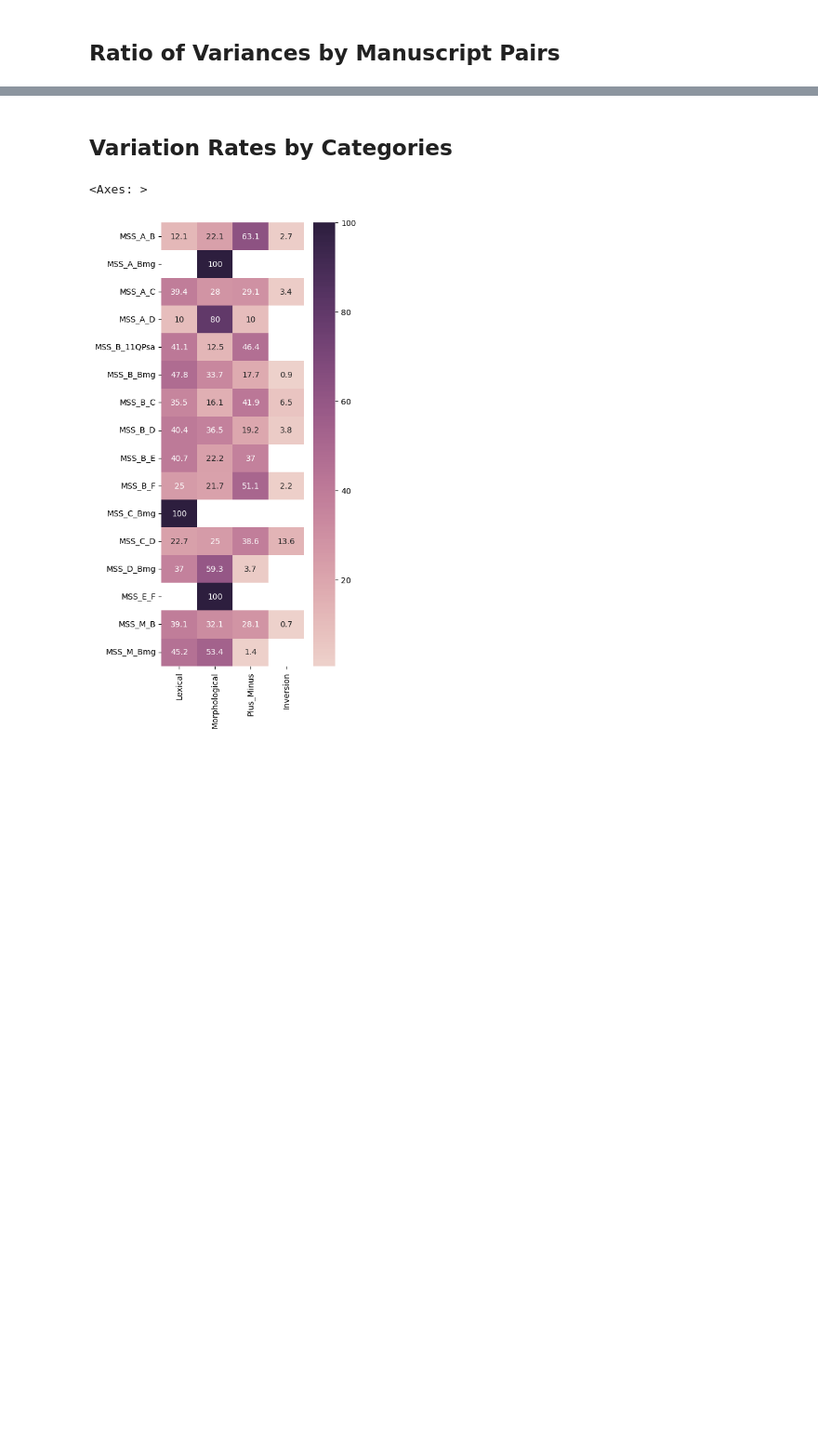
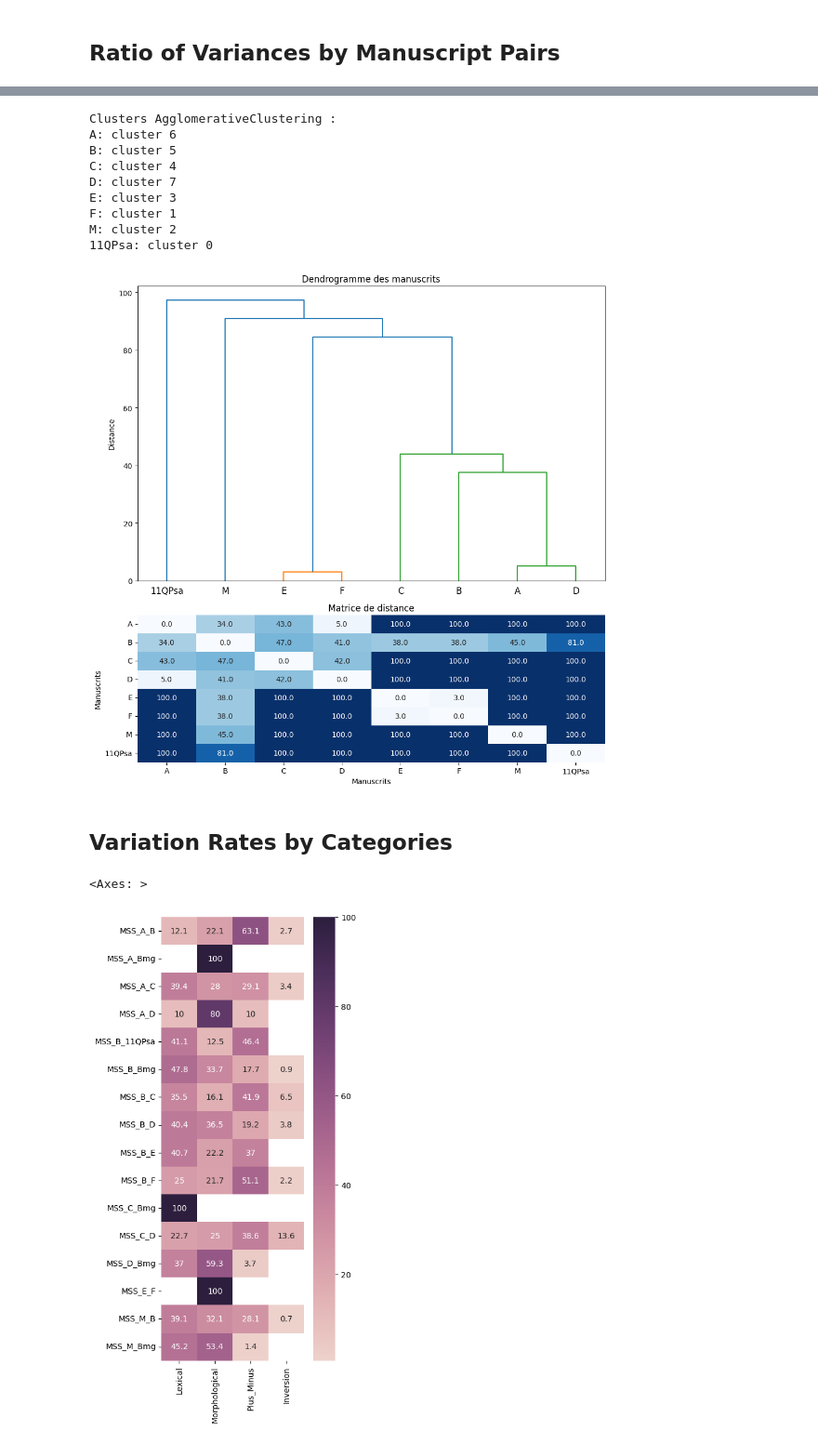
Before and after one commit to metz-theolab/Variant_Analysis_of_Ben_Sira_Hebrew_Manuscripts, a Jupyter notebook: Variant_Analysis.ipynb, the cells around one changed output, grey strips where cells are left out. Shown at 93% size. Saved outputs shown, nothing was run; the diff lists cells and outputs as text; code cells hidden in the pictures; blank space fills up the shorter version.

```diff
--- a/Variant_Analysis.ipynb
+++ b/Variant_Analysis.ipynb
@@ -118,3 +334,78 @@ plt.show()
+# %%
+import pandas as pd
+import numpy as np
+from sklearn.cluster import AgglomerativeClustering
+from scipy.cluster.hierarchy import linkage, dendrogram
+import seaborn as sns
+import matplotlib.pyplot as plt
+
+# Liste des manuscrits
+mss = ["A", "B", "C", "D", "E", "F", "M", "11QPsa"]
+
+# Dictionnaire des ratios (distances)
+ratios = {
+    ("E", "F"): 3.0,
+    ("A", "D"): 5.0,
+    ("A", "B"): 34.0,
+    ("B", "E"): 38.0,
+    ("B", "F"): 38.0,
+    ("B", "D"): 41.0,
+    ("C", "D"): 42.0,
+    ("A", "C"): 43.0,
+    ("M", "B"): 45.0,
+    ("B", "C"): 47.0,
+    ("B", "11QPsa"): 81.0
+}
+
+# Création de la matrice de distance
+dist_matrix = pd.DataFrame(np.nan, index=mss, columns=mss)
+for (m1, m2), val in ratios.items():
+    dist_matrix.loc[m1, m2] = val
+    dist_matrix.loc[m2, m1] = val
+np.fill_diagonal(dist_matrix.values, 0)
+dist_matrix = dist_matrix.fillna(100)
+
+# Clustering (labels)
+clustering = AgglomerativeClustering(
+    metric='precomputed',
+    linkage='average',
+    n_clusters=None,
+    distance_threshold=0
+)
+labels = clustering.fit_predict(dist_matrix.values)
+print("Clusters AgglomerativeClustering :")
+for ms, label in zip(mss, labels):
+    print(f"{ms}: cluster {label}")
+
+# Dendrogramme + matrice de distance
+from scipy.spatial.distance import squareform
+condensed_dist = squareform(dist_matrix.values)
+fig, (ax1, ax2) = plt.subplots(2, 1, figsize=(10, 10), gridspec_kw={'height_ratios': [2, 1]})
+
+Z = linkage(condensed_dist, method='average')
+dendrogram(Z, labels=mss, ax=ax1)
+ax1.set_title("Dendrogramme des manuscrits")
+ax1.set_xlabel("")
+ax1.set_ylabel("Distance")
+
+sns.heatmap(dist_matrix, annot=True, cmap="Blues", fmt=".1f", ax=ax2, cbar=False)
+ax2.set_title("Matrice de distance")
+ax2.set_xlabel("Manuscrits")
+ax2.set_ylabel("Manuscrits")
+
+plt.tight_layout()
+plt.show()
+# %% [output]
+Clusters AgglomerativeClustering :
+A: cluster 6
+B: cluster 5
+C: cluster 4
+D: cluster 7
+E: cluster 3
+F: cluster 1
+M: cluster 2
+11QPsa: cluster 0
+[figure, added]
 # %% [markdown]
 ## Variation Rates by Categories
 # %%
```
Also changed, not shown: parts of 4 cells of this notebook.
